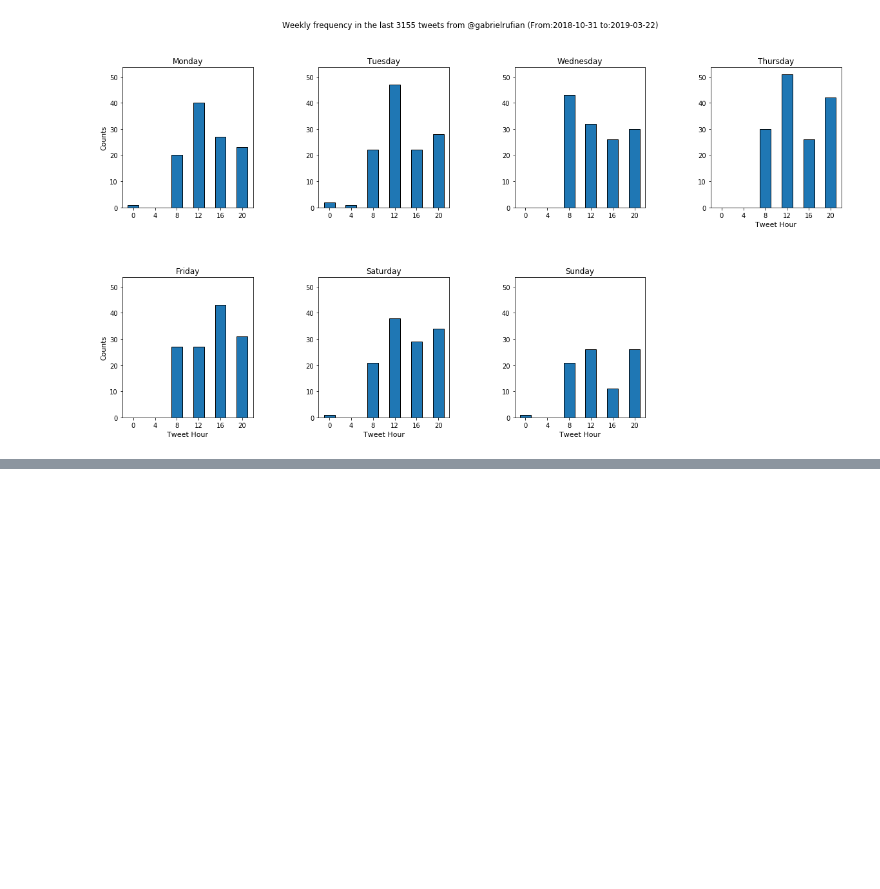
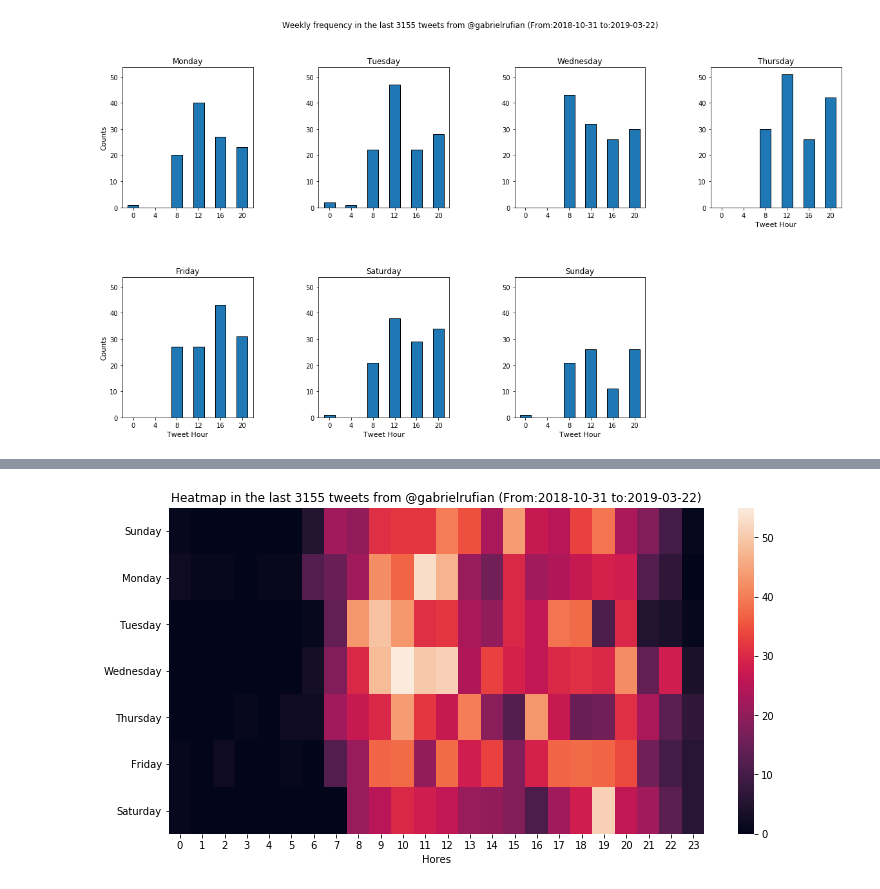
Before and after one commit to fjavierg/TwitterAnalytics, a Jupyter notebook: Twitter Account Analytics.ipynb, the cells around one changed output, grey strips where cells are left out. Drawn from its saved outputs; the diff is of its cells as text; code cells hidden in the pictures; blank space fills up the shorter version.

Commit message:
New heatmap graph (day of week time)

```diff
--- a/Twitter Account Analytics.ipynb
+++ b/Twitter Account Analytics.ipynb
@@ -214,0 +217,9 @@ plt.savefig('results/Weekly from @'+tw_account+'.png')
+# %%
+
+df = pd.DataFrame(data=[tweet.created_at.weekday() for tweet in tweets], columns=['dow'])
+df['hour'] = np.array([tweet.created_at.hour for tweet in tweets])
+
+new_df = df.groupby(['dow','hour']).size().rename_axis([None,'Hores']).to_frame().unstack(level=0).fillna(0).reindex(np.arange(0,24,1)).T
+
+new_df = new_df.reset_index(level=0,drop=True)
+new_df
@@ -214,0 +236,9 @@ plt.savefig('results/Weekly from @'+tw_account+'.png')
+# %%
+fig, ax = plt.subplots(figsize=(12,6))
+
+sns.heatmap(new_df,linewidths=0,yticklabels=['Sunday','Monday', 'Tuesday', 'Wednesday', 'Thursday', 'Friday', 'Saturday'],ax=ax)
+
+ax.set_title('Heatmap in the last ' + format(len(tweets)) + ' tweets from @' + tw_account + ' (From:' +np.min(data['Date']).date().isoformat() + ' to:'+np.max(data['Date']).date().isoformat()+')')
+plt.savefig('results/Heatmap from @'+tw_account+'.png')
+# %% [output]
+[figure, added]
```
Also changed, not shown: parts of 2 cells of this notebook.
